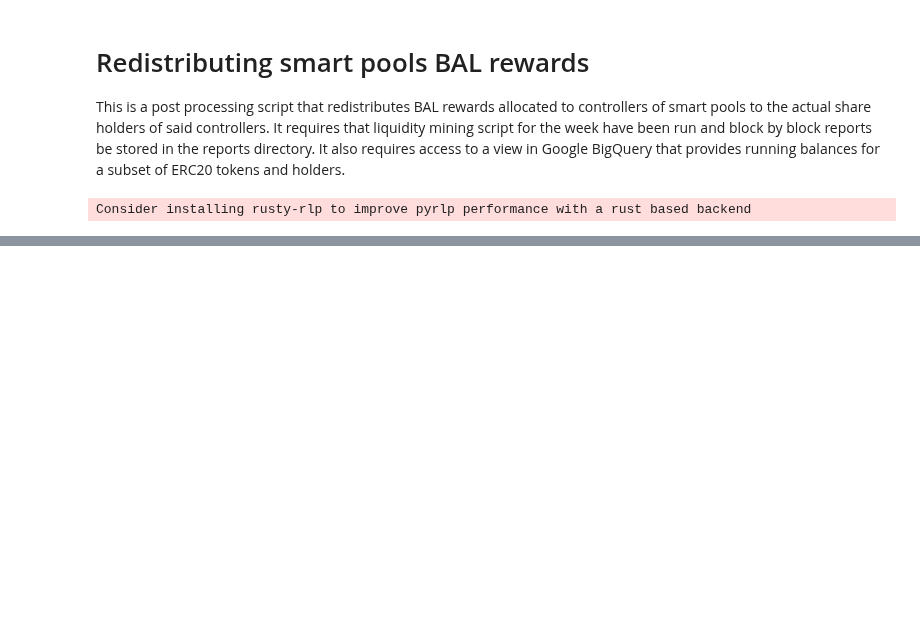
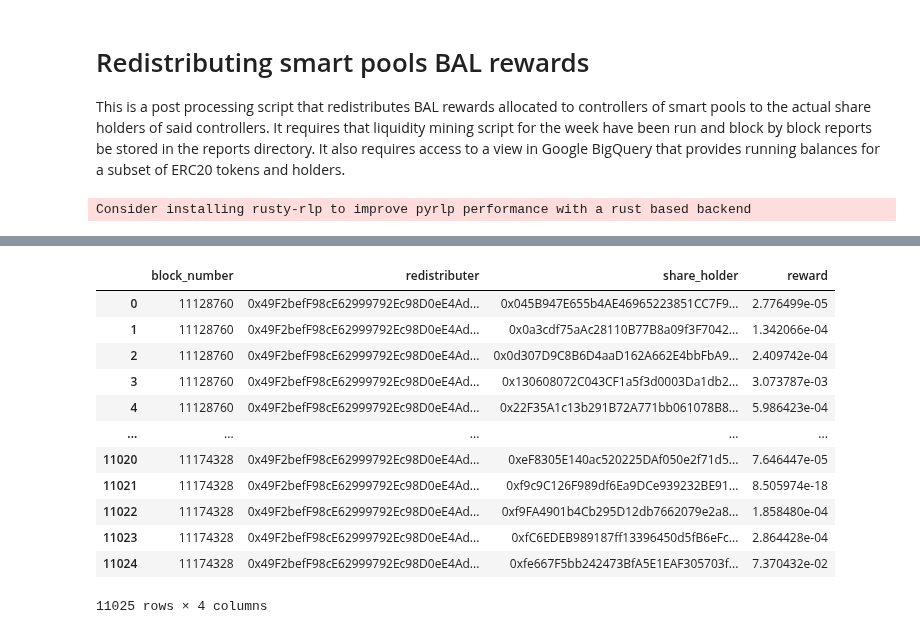
Before and after one commit to balancer/bal-mining-scripts, a Jupyter notebook: redistribute/redistribution.ipynb, the cells around one changed output, grey strips where cells are left out. Saved outputs shown, nothing was run; the diff lists cells and outputs as text; code cells hidden in the pictures; blank space fills up the shorter version.

```diff
--- a/redistribute/redistribution.ipynb
+++ b/redistribute/redistribution.ipynb
@@ -132,6 +152,22 @@ redistribution_df = pd.DataFrame(rewards_to_redistribute_df['value']*shares['per
 redistribution_df.rename(columns={0: 'reward'}, inplace=True)
 redistribution_df['share_holder'] = redistribution_df['share_holder'].apply(Web3.toChecksumAddress)
 redistribution_df['redistributer'] = redistribution_df['redistributer'].apply(Web3.toChecksumAddress)
+# %%
+redistribution_df
+# %% [output]
+|  | block_number | redistributer | share_holder | reward |
+| 0 | 11128760 | 0x49F2befF98cE62999792Ec98D0eE4Ad... | 0x045B947E655b4AE46965223851CC7F9... | 2.776499e-05 |
+| 1 | 11128760 | 0x49F2befF98cE62999792Ec98D0eE4Ad... | 0x0a3cdf75aAc28110B77B8a09f3F7042... | 1.342066e-04 |
+| 2 | 11128760 | 0x49F2befF98cE62999792Ec98D0eE4Ad... | 0x0d307D9C8B6D4aaD162A662E4bbFbA9... | 2.409742e-04 |
+| 3 | 11128760 | 0x49F2befF98cE62999792Ec98D0eE4Ad... | 0x130608072C043CF1a5f3d0003Da1db2... | 3.073787e-03 |
+| 4 | 11128760 | 0x49F2befF98cE62999792Ec98D0eE4Ad... | 0x22F35A1c13b291B72A771bb061078B8... | 5.986423e-04 |
+| ... | ... | ... | ... | ... |
+| 11020 | 11174328 | 0x49F2befF98cE62999792Ec98D0eE4Ad... | 0xeF8305E140ac520225DAf050e2f71d5... | 7.646447e-05 |
+| 11021 | 11174328 | 0x49F2befF98cE62999792Ec98D0eE4Ad... | 0xf9c9C126F989df6Ea9DCe939232BE91... | 8.505974e-18 |
+| 11022 | 11174328 | 0x49F2befF98cE62999792Ec98D0eE4Ad... | 0xf9FA4901b4Cb295D12db7662079e2a8... | 1.858480e-04 |
+| 11023 | 11174328 | 0x49F2befF98cE62999792Ec98D0eE4Ad... | 0xfC6EDEB989187ff13396450d5fB6eFc... | 2.864428e-04 |
+| 11024 | 11174328 | 0x49F2befF98cE62999792Ec98D0eE4Ad... | 0xfe667F5bb242473BfA5E1EAF305703f... | 7.370432e-02 |
+11025 rows × 4 columns
 # %%
 redistribution_df.loc[redistribution_df['reward']<0,'reward'] = 0
 # %%
```
Also changed, not shown: parts of 10 cells of this notebook.
